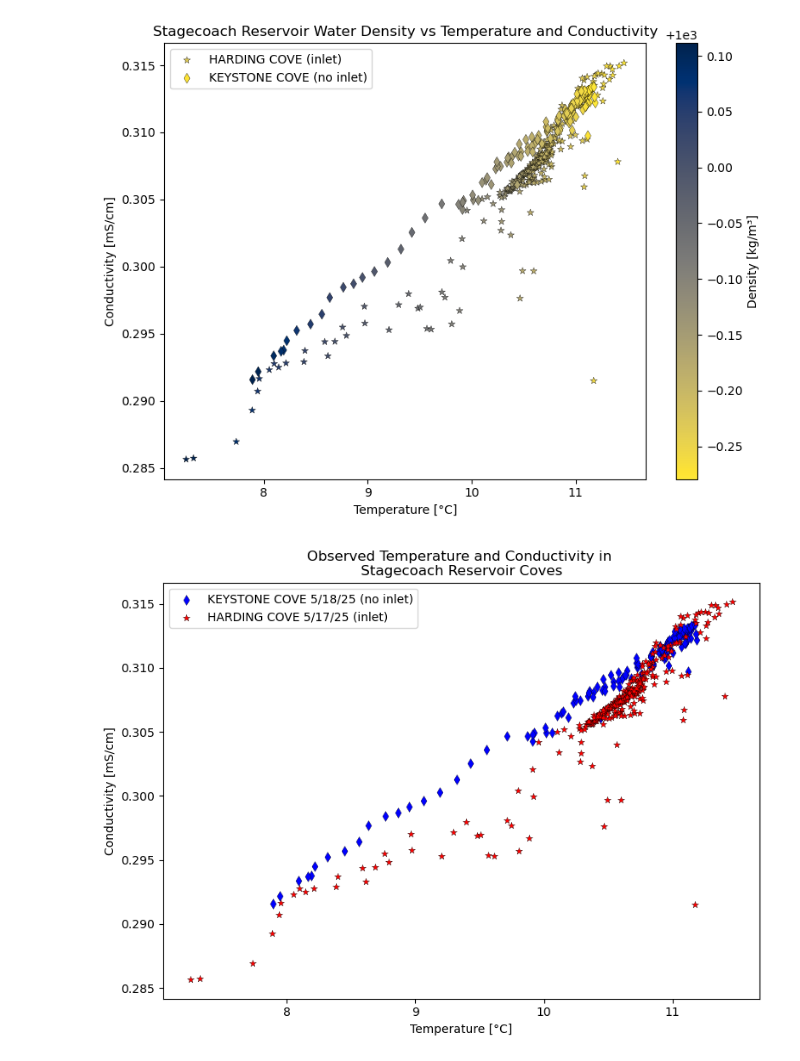
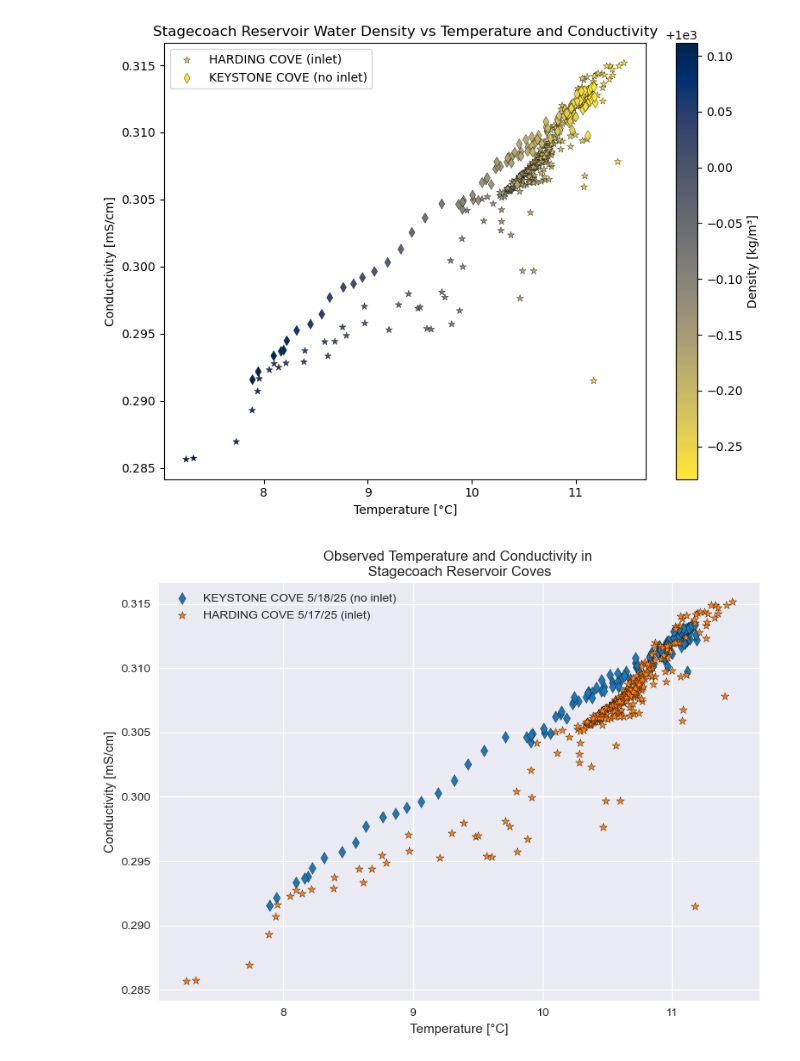
Before and after one commit to katgonza/BOAT, a Jupyter notebook: notebooks/equation_of_state.ipynb, the cells around one changed output. Drawn from its saved outputs; the diff is of its cells as text; code cells hidden in the pictures.

```diff
--- a/notebooks/equation_of_state.ipynb
+++ b/notebooks/equation_of_state.ipynb
@@ -75,24 +76,25 @@ plt.show()
 # %%
 # Plotting
 fig, ax = plt.subplots(figsize=(8, 6))
-# contour = ax.contourf(T, C, rho, levels=50, cmap="Blues")
-
+mpl.style.use('seaborn-v0_8-dark')
 
 # Plot Stagecoach data
-ax.scatter(KEY_18['Temperature (°C)'], KEY_18['Conductivity (µS/cm)']/1000, c='b',
+ax.scatter(KEY_18['Temperature (°C)'], KEY_18['Conductivity (µS/cm)']/1000, c='tab:blue',
             label='KEYSTONE COVE 5/18/25 (no inlet)', marker='d', edgecolors='k', linewidths=0.25)
-ax.scatter(HAR_17['Temperature (°C)'], HAR_17['Conductivity (µS/cm)']/1000, c='r',
+ax.scatter(HAR_17['Temperature (°C)'], HAR_17['Conductivity (µS/cm)']/1000, c='tab:orange',
            label='HARDING COVE 5/17/25 (inlet)', marker="*", edgecolors= 'k', linewidths=0.25)
 
 
 # Labels and legend
 ax.set_title('Observed Temperature and Conductivity in \n Stagecoach Reservoir Coves ')
 #ax.set_xlim(7, 12)
 ax.set_xlabel('Temperature [°C]')
 #ax.set_ylim(.29, .316)
 ax.set_ylabel('Conductivity [mS/cm]')
 ax.legend(loc='upper left')
 plt.tight_layout()
+
+fig.savefig('tempcond-HARKEY.jpg')
 plt.show()
 # %% [output]
-[figure, old version]
+[figure, new version]
```
Also changed, not shown: parts of 2 cells of this notebook, 1 other file.
